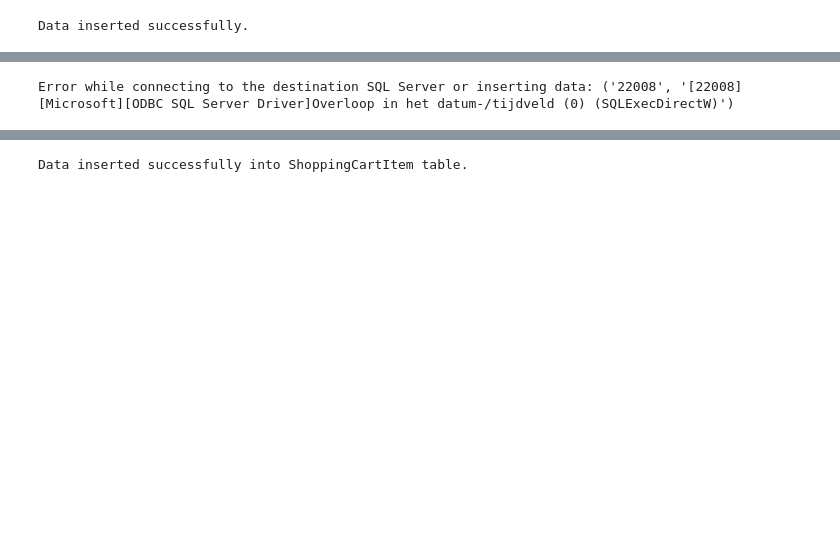
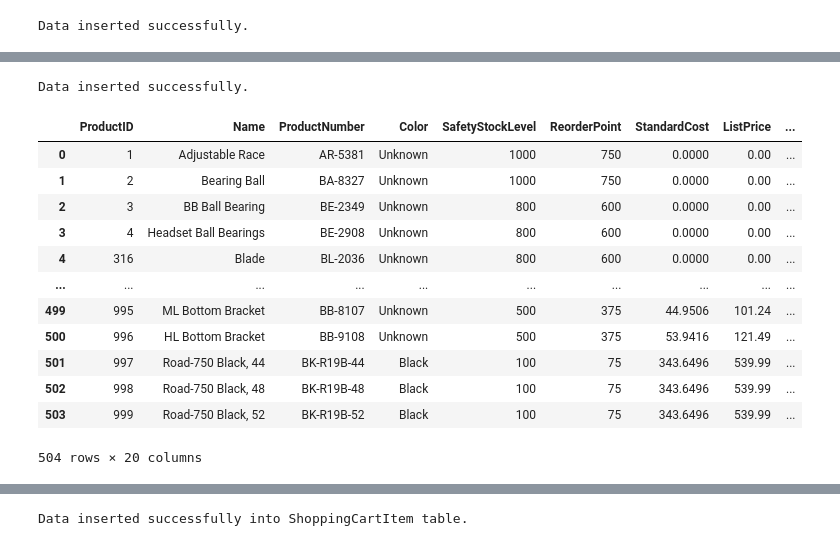
Before and after one commit to markieboy223/UnitedOutdoors, a Jupyter notebook: ETL_FILE.ipynb, the cells around one changed output, grey strips where cells are left out. Saved outputs shown, nothing was run; the diff lists cells and outputs as text; code cells hidden in the pictures; blank space fills up the shorter version.

```diff
--- a/ETL_FILE.ipynb
+++ b/ETL_FILE.ipynb
@@ -739,19 +754,19 @@ try:
         PurchaseOrderDetail_df = pd.merge(PurchaseOrderHeader_df, PurchaseOrderDetail_df, on='PurchaseOrderID', how='left')
 except pyodbc.Error as e:
     print("Error while connecting to the source SQL Server:", e)
-    # Establish connection to the destination SQL Server database and insert data
+# Establish connection to the destination SQL Server database and insert data
 try:
     with pyodbc.connect(destination_conn_str) as destination_conn:
         cursor = destination_conn.cursor()
         # Batch insert
         insert_query = """
         INSERT INTO [DWUnitedOutdoors].[dbo].[PurchaseOrder]
-        (PurchaseOrderID, PurchaseOrderDetailID, DueDate, OrderQty, ProductID, UnitPrice, LineTotal, ReceivedQty, StockedQty, RejectedQty, RevisionNumber, Status, EmployeeID, VendorID, ShipMethodID, OrderDate, ShipDate, Subtotal, taxAmt, TotalDue)
+        (PurchaseOrderID, PurchaseOrderDetailID, DueDate, OrderQty, ProductID, UnitPrice, LineTotal, ReceivedQty, StockedQuantity, RejectedQty, RevisionNumber, Status, EmployeeID, VendorID, ShipMethodID, OrderDate, ShipDate, Subtotal, taxAmt, TotalDue)
         VALUES (?, ?, ?, ?, ?, ?, ?, ?, ?, ?, ?, ?, ?, ?, ?, ?, ?, ?, ?, ? )
         """
 
         # Convert DataFrame to a list of tuples for batch insertion
-        data_to_insert = PurchaseOrderDetail_df[['PurchaseOrderID', 'PurchaseOrderDetailID', 'DueDate', 'OrderQty', 'ProductID', 'UnitPrice', 'LineTotal', 'ReceivedQty', 'StockedQty', 'RejectedQty', 'RevisionNumber', 'Status', 'EmployeeID', 'VendorID', 'ShipMethodID', 'ShipDate', 'Subtotal', 'taxAmt', 'TotalDue' ]].values.tolist()
+        data_to_insert = PurchaseOrderDetail_df[['PurchaseOrderID', 'PurchaseOrderDetailID', 'DueDate', 'OrderQty', 'ProductID', 'UnitPrice', 'LineTotal', 'ReceivedQty', 'StockedQty', 'RejectedQty', 'RevisionNumber', 'Status', 'EmployeeID', 'VendorID', 'ShipMethodID', 'OrderDate', 'ShipDate', 'Subtotal', 'taxAmt', 'TotalDue' ]].values.tolist()
 
         # Executing batch insert
         cursor.executemany(insert_query, data_to_insert)
@@ -837,36 +852,70 @@ Error while connecting to the destination SQL Server or inserting data: ('23000'
 #Production.Product
 try:
     with pyodbc.connect(source_conn_str) as source_conn:
         productionproduct_df = pd.read_sql_query("SELECT ProductID ,Name, ProductNumber, Color, SafetyStockLevel, ReorderPoint, StandardCost, ListPrice, Size, SizeUnitMeasureCode, WeightUnitMeasureCode, Weight, DaysToManufacture, ProductLine, Class, Style, ProductSubcategoryID, SellStartDate, SellEndDate, DiscontinuedDate FROM Production.Product", source_conn)
 
 except pyodbc.Error as e:
     print("Error while connecting to the source SQL Server:", e)
-    # Establish connection to the destination SQL Server database and insert data
+
+# Convert date fields to datetime objects
+productionproduct_df['SellStartDate'] = pd.to_datetime(productionproduct_df['SellStartDate'])
+productionproduct_df['SellEndDate'] = pd.to_datetime(productionproduct_df['SellEndDate'])
+productionproduct_df['DiscontinuedDate'] = pd.to_datetime(productionproduct_df['DiscontinuedDate'])
+
+# Convert datetime objects to string format
+productionproduct_df['SellStartDate'] = productionproduct_df['SellStartDate'].dt.strftime('%Y-%m-%d %H:%M:%S')
+productionproduct_df['SellEndDate'].fillna('1900-01-01 00:00:00', inplace=True)
+productionproduct_df['DiscontinuedDate'].fillna('1900-01-01 00:00:00', inplace=True)
+
+# Fill missing values with defaults
+productionproduct_df['Color'].fillna('Unknown', inplace=True)
+productionproduct_df['Size'].fillna('null', inplace=True)
+productionproduct_df['SizeUnitMeasureCode'].fillna('nul', inplace=True)
+productionproduct_df['Weight'].fillna(0.0, inplace=True)
+productionproduct_df['ProductLine'].fillna('no', inplace=True)
+productionproduct_df['Class'].fillna('no', inplace=True)
+productionproduct_df['Style'].fillna('no', inplace=True)
+productionproduct_df['ProductSubcategoryID'].fillna(0, inplace=True)
+
+
+# Establish connection to the destination SQL Server database and insert data
 try:
     with pyodbc.connect(destination_conn_str) as destination_conn:
         cursor = destination_conn.cursor()
 
         # Batch insert
         insert_query = """
         INSERT INTO [DWUnitedOutdoors].[dbo].[ProductionProduct]
         (ProductID, Name, ProductNumber, Color, SafetyStockLevel, ReorderPoint, StandardCost, ListPrice, Size, SizeUnitMeasureCode, WeightUnitMeasureCode, Weight, DaysToManufacture, ProductLine, Class, Style, ProductSubcategoryID, SellStartDate, SellEndDate, DiscontinuedDate)
         VALUES (?, ?, ?, ?, ?, ?, ?, ?, ?, ?, ?, ?, ?, ?, ?, ?, ?, ?, ?, ?)
         """
         # Convert DataFrame to a list of tuples for batch insertion
         data_to_insert = productionproduct_df[['ProductID', 'Name', 'ProductNumber', 'Color', 'SafetyStockLevel', 'ReorderPoint', 'StandardCost', 'ListPrice', 'Size', 'SizeUnitMeasureCode', 'WeightUnitMeasureCode', 'Weight', 'DaysToManufacture', 'ProductLine', 'Class', 'Style', 'ProductSubcategoryID', 'SellStartDate', 'SellEndDate', 'DiscontinuedDate']].values.tolist()
 
         # Executing batch insert
         cursor.executemany(insert_query, data_to_insert)
 
         # Commit transaction
         destination_conn.commit()
 
         print("Data inserted successfully.")
 except pyodbc.Error as e:
     print("Error while connecting to the destination SQL Server or inserting data:", e)
-#productionproduct_df
 # %% [output]
-Error while connecting to the destination SQL Server or inserting data: ('22008', '[22008] [Microsoft][ODBC SQL Server Driver]Overloop in het datum-/tijdveld (0) (SQLExecDirectW)')
+Data inserted successfully.
+|  | ProductID | Name | ProductNumber | Color | SafetyStockLevel | ReorderPoint | StandardCost | ListPrice | ... |
+| 0 | 1 | Adjustable Race | AR-5381 | Unknown | 1000 | 750 | 0.0000 | 0.00 | ... |
+| 1 | 2 | Bearing Ball | BA-8327 | Unknown | 1000 | 750 | 0.0000 | 0.00 | ... |
+| 2 | 3 | BB Ball Bearing | BE-2349 | Unknown | 800 | 600 | 0.0000 | 0.00 | ... |
+| 3 | 4 | Headset Ball Bearings | BE-2908 | Unknown | 800 | 600 | 0.0000 | 0.00 | ... |
+| 4 | 316 | Blade | BL-2036 | Unknown | 800 | 600 | 0.0000 | 0.00 | ... |
+| ... | ... | ... | ... | ... | ... | ... | ... | ... | ... |
+| 499 | 995 | ML Bottom Bracket | BB-8107 | Unknown | 500 | 375 | 44.9506 | 101.24 | ... |
+| 500 | 996 | HL Bottom Bracket | BB-9108 | Unknown | 500 | 375 | 53.9416 | 121.49 | ... |
+| 501 | 997 | Road-750 Black, 44 | BK-R19B-44 | Black | 100 | 75 | 343.6496 | 539.99 | ... |
+| 502 | 998 | Road-750 Black, 48 | BK-R19B-48 | Black | 100 | 75 | 343.6496 | 539.99 | ... |
+| 503 | 999 | Road-750 Black, 52 | BK-R19B-52 | Black | 100 | 75 | 343.6496 | 539.99 | ... |
+504 rows × 20 columns
 # %%
 #Production.Work
 try:
```
Also changed, not shown: parts of 23 cells of this notebook.
